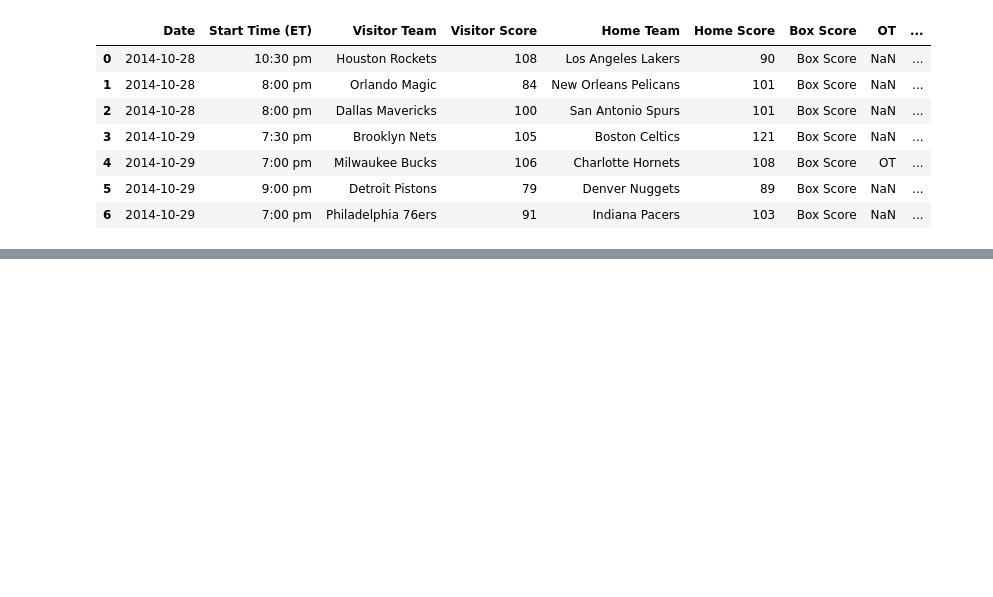
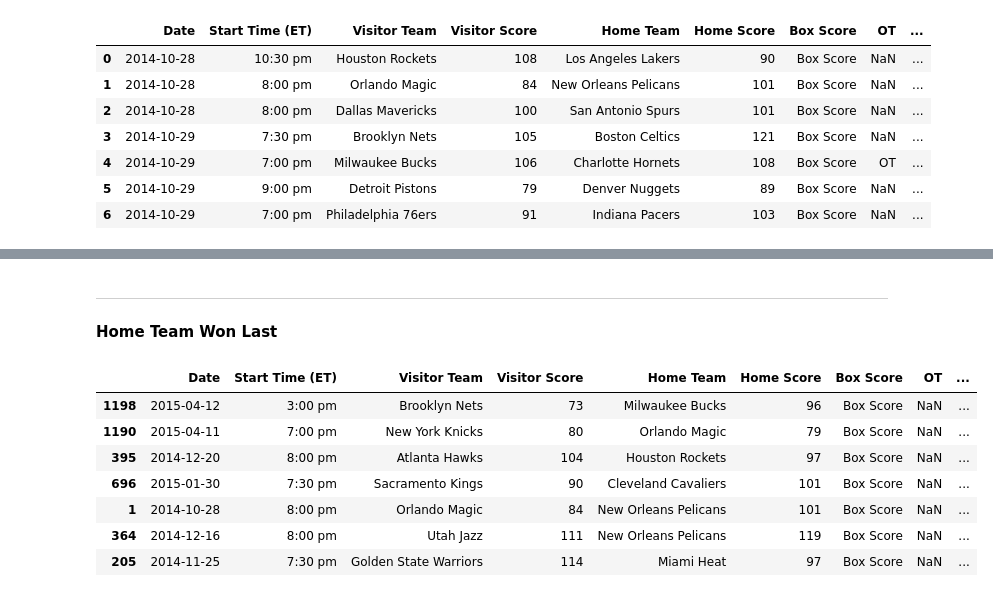
Before and after one commit to clprice32/Predicting-NBA-Game-Winners, a Jupyter notebook: Predicting NBA Game Winners.ipynb, the cells around one changed output, grey strips where cells are left out. Drawn from its saved outputs; the diff is of its cells as text; code cells hidden in the pictures; blank space fills up the shorter version.

```diff
--- a/Predicting NBA Game Winners.ipynb
+++ b/Predicting NBA Game Winners.ipynb
@@ -752,0 +815,4 @@ df_2014
+# %%
+# Create new column by using .apply(home_team_ranks_higher_2015) across the DataFrame
+df_15["Home Team Ranks Higher"] = df_15.apply(home_team_ranks_higher_2015, axis = 1)
+df_15.head()
@@ -753,39 +826,52 @@ df_2014
 # %%
 # Add new column without using a function & .apply
-df_2014["Home Team Ranks Higher"] = 0
+# df_15["Home Team Ranks Higher"] = 0
 
-for index, row in df_2014.iterrows():
-    home_team = row["Home Team"]
-    visitor_team = row["Visitor Team"]
+# for index, row in df_15.iterrows():
+#     home_team = row["Home Team"]
+#     visitor_team = row["Visitor Team"]
 
     # Adjusting the New Orleans team names due to off-season league changes between 12-13 & 13-14
-    if home_team == "New Orleans Pelicans":
-        home_team = "New Orleans Hornets"
-    elif visitor_team == "New Orleans Pelicans":
-        visitor_team = "New Orleans Hornets"
+#     if home_team == "Charlotte Hornets":
+#         home_team = "Charlotte Bobcats"
+#     elif visitor_team == "Charlotte Hornets":
+#         visitor_team = "Charlotte Bobcats"
 
-    home_rank = rank_2013[rank_2013["Team"] == home_team]["Rank"].values[0]
-    visitor_rank = rank_2013[rank_2013["Team"] == visitor_team]["Rank"].values[0]
-    row["Home Team Ranks Higher"] = int(home_rank > visitor_rank)
-    df_2014.loc[index] = row
+#     home_rank = rank_14[rank_14["Team"] == home_team]["Rank"].values[0]
+#     visitor_rank = rank_14[rank_14["Team"] == visitor_team]["Rank"].values[0]
+#     row["Home Team Ranks Higher"] = int(home_rank > visitor_rank)
+#     df_15.loc[index] = row
+# %% [markdown]
+______________________________________________________________________________________________________________________
+# %% [markdown]
+**Home Team Won Last**
 # %%
 # Add a new feature without using function -> Determines whether a team won the last matchup between the 2 teams
 # This does not take into consideration the home/visitor teams
 
 last_match_winner = defaultdict(int)
-df_2014["Home Team Won Last"] = 0
+df_15["Home Team Won Last"] = 0
 
-for index, row in df_2014.iterrows():
+for index, row in df_15.iterrows():
     home_team = row["Home Team"]
     visitor_team = row["Visitor Team"]
     teams = tuple(sorted([home_team, visitor_team]))  # Sort for a consistent ordering
 
     # Set in the row, who won the last encounter
     row["Home Team Won Last"] = 1 if last_match_winner[teams] == row["Home Team"] else 0
-    df_2014.loc[index] = row
+    df_15.loc[index] = row
 
     # Who won this one?
     winner = row["Home Team"] if row["Home Win"] else row["Visitor Team"]
     last_match_winner[teams] = winner
 
-df_2014.sample(7)
+df_15.sample(7)
+# %% [output]
+|  | Date | Start Time (ET) | Visitor Team | Visitor Score | Home Team | Home Score | Box Score | OT | ... |
+| 1198 | 2015-04-12 | 3:00 pm | Brooklyn Nets | 73 | Milwaukee Bucks | 96 | Box Score | NaN | ... |
+| 1190 | 2015-04-11 | 7:00 pm | New York Knicks | 80 | Orlando Magic | 79 | Box Score | NaN | ... |
+| 395 | 2014-12-20 | 8:00 pm | Atlanta Hawks | 104 | Houston Rockets | 97 | Box Score | NaN | ... |
+| 696 | 2015-01-30 | 7:30 pm | Sacramento Kings | 90 | Cleveland Cavaliers | 101 | Box Score | NaN | ... |
+| 1 | 2014-10-28 | 8:00 pm | Orlando Magic | 84 | New Orleans Pelicans | 101 | Box Score | NaN | ... |
+| 364 | 2014-12-16 | 8:00 pm | Utah Jazz | 111 | New Orleans Pelicans | 119 | Box Score | NaN | ... |
+| 205 | 2014-11-25 | 7:30 pm | Golden State Warriors | 114 | Miami Heat | 97 | Box Score | NaN | ... |
```
Also changed, not shown: parts of 21 cells of this notebook.
